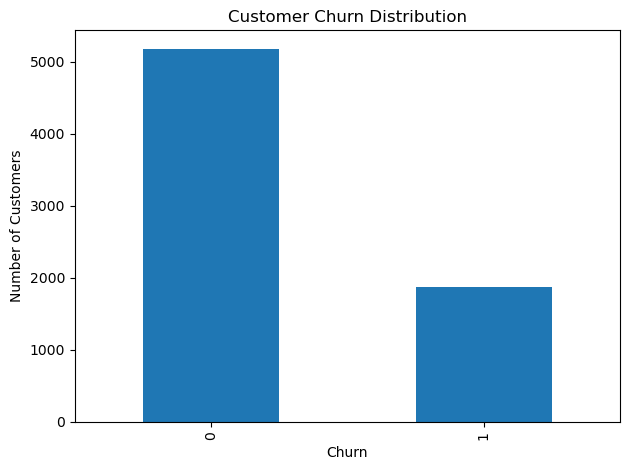
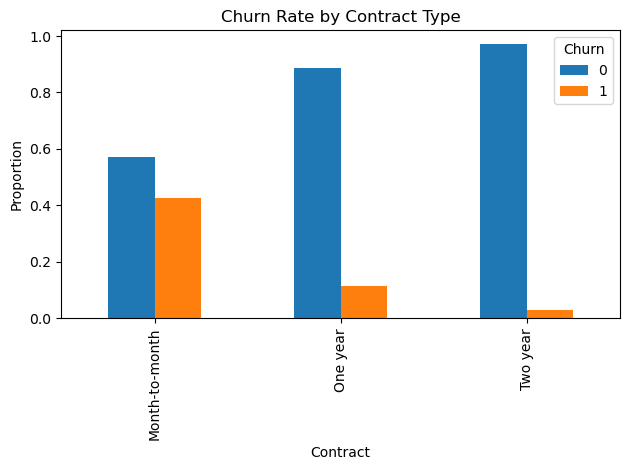
Unified diff of the notebook cell whose output changed from the first chart to the second:
--- before
+++ after
@@ -1,11 +1,18 @@
+import pandas as pd
 import matplotlib.pyplot as plt
 
-df["Churn"].value_counts().plot(kind="bar")
+contract_churn = pd.crosstab(
+    df["Contract"],
+    df["Churn"],
+    normalize="index"
+)
 
-plt.title("Customer Churn Distribution")
-plt.ylabel("Number of Customers")
+contract_churn.plot(kind="bar")
+
+plt.title("Churn Rate by Contract Type")
+plt.ylabel("Proportion")
 plt.tight_layout()
 
-plt.savefig("../assets/churn_distribution.png")
+plt.savefig("../assets/churn_by_contract.png")
 
 plt.show()

Commit: Add project README and visualizations